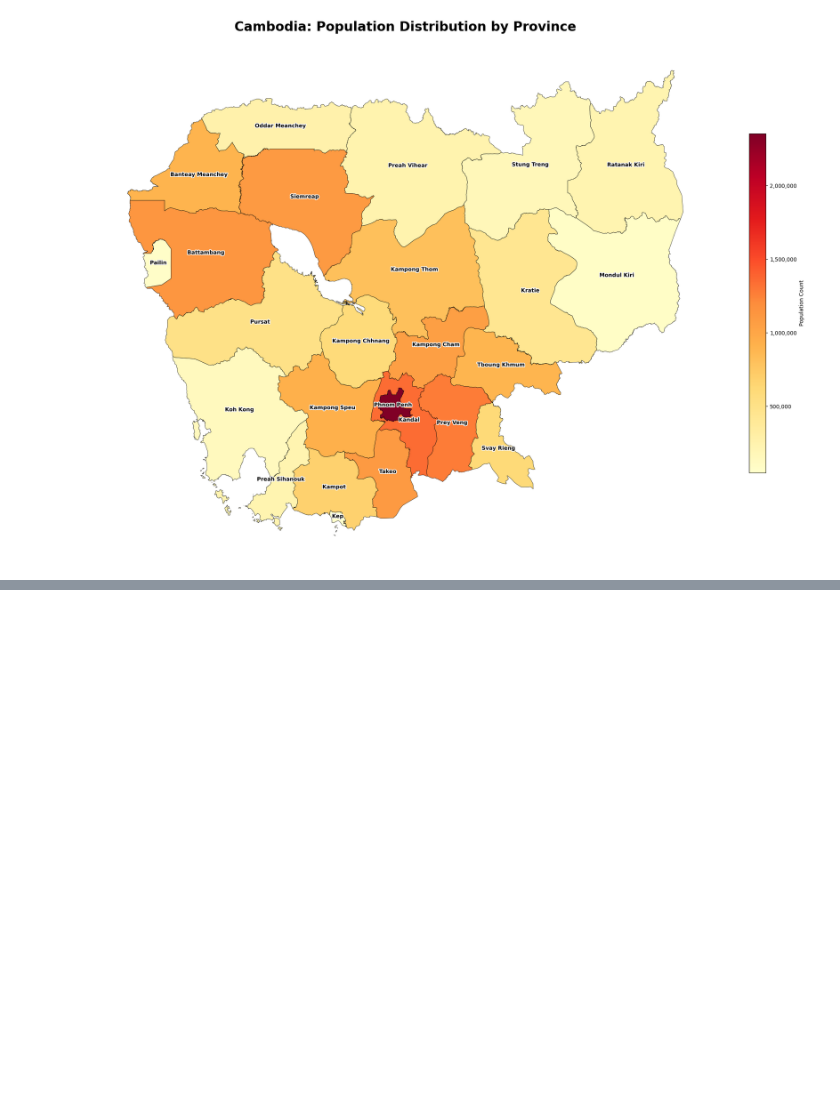
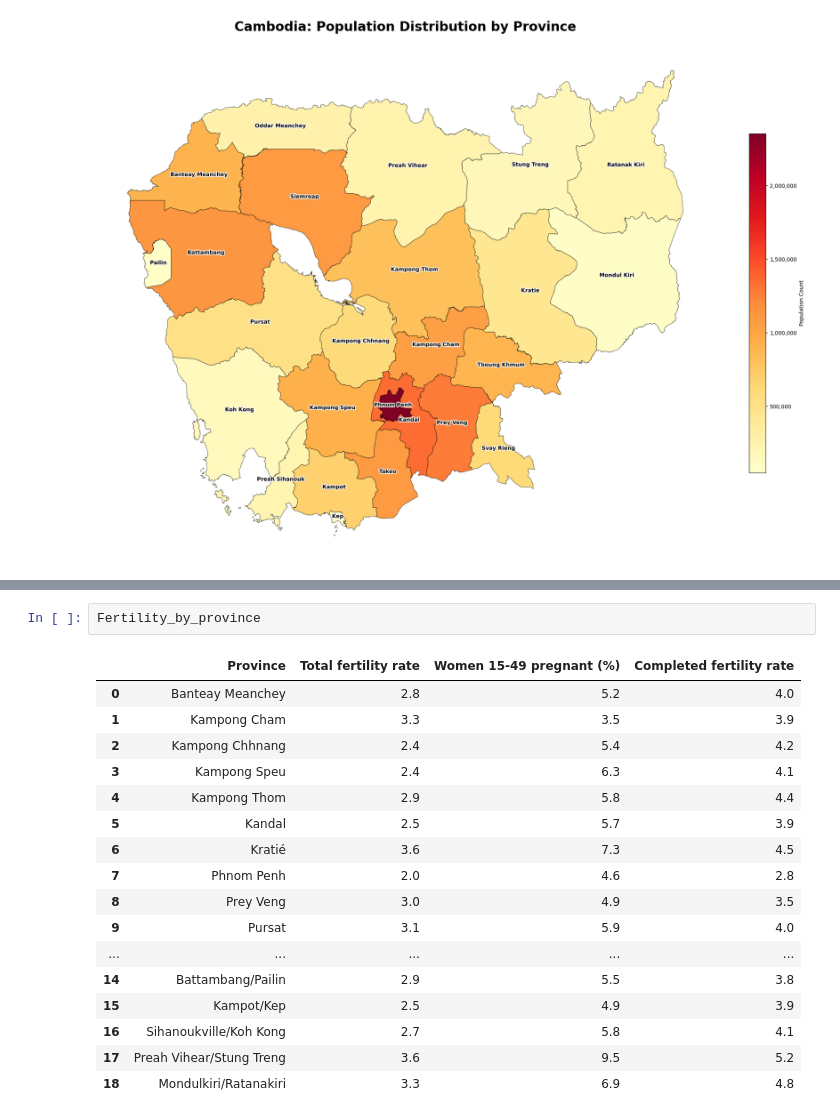
Before and after one commit to i-eat-tea/Project-Cum-Stain, a Jupyter notebook: population.ipynb, the cells around one changed output, grey strips where cells are left out. Drawn from its saved outputs; the diff is of its cells as text; blank space fills up the shorter version.

```diff
--- a/population.ipynb
+++ b/population.ipynb
@@ -224,0 +334,20 @@ plt.show()
+# %%
+Fertility_by_province
+# %% [output]
+|  | Province | Total fertility rate | Women 15-49 pregnant (%) | Completed fertility rate |
+| 0 | Banteay Meanchey | 2.8 | 5.2 | 4.0 |
+| 1 | Kampong Cham | 3.3 | 3.5 | 3.9 |
+| 2 | Kampong Chhnang | 2.4 | 5.4 | 4.2 |
+| 3 | Kampong Speu | 2.4 | 6.3 | 4.1 |
+| 4 | Kampong Thom | 2.9 | 5.8 | 4.4 |
+| 5 | Kandal | 2.5 | 5.7 | 3.9 |
+| 6 | Kratié | 3.6 | 7.3 | 4.5 |
+| 7 | Phnom Penh | 2.0 | 4.6 | 2.8 |
+| 8 | Prey Veng | 3.0 | 4.9 | 3.5 |
+| 9 | Pursat | 3.1 | 5.9 | 4.0 |
+| ... | ... | ... | ... | ... |
+| 14 | Battambang/Pailin | 2.9 | 5.5 | 3.8 |
+| 15 | Kampot/Kep | 2.5 | 4.9 | 3.9 |
+| 16 | Sihanoukville/Koh Kong | 2.7 | 5.8 | 4.1 |
+| 17 | Preah Vihear/Stung Treng | 3.6 | 9.5 | 5.2 |
+| 18 | Mondulkiri/Ratanakiri | 3.3 | 6.9 | 4.8 |
```
Also changed, not shown: parts of 10 cells of this notebook.
